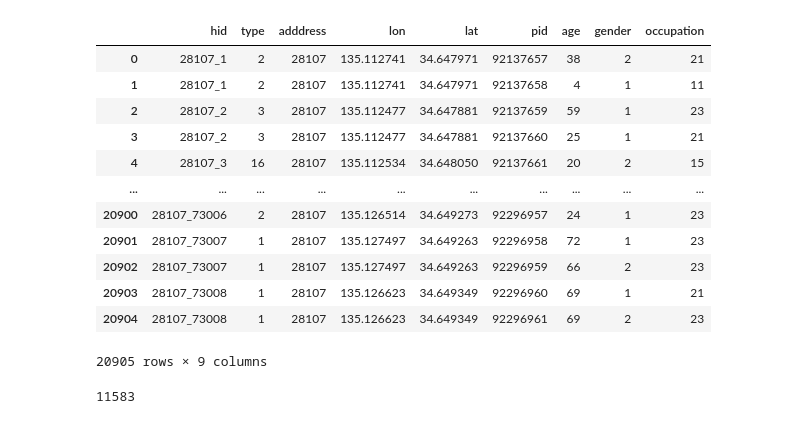
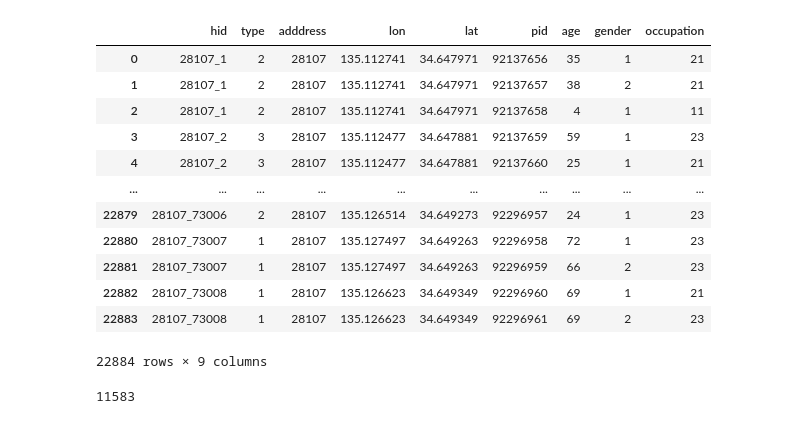
Before and after one commit to sekilab/Pseudo-PFLOW, a Jupyter notebook: src/scripts/Kobe.ipynb, the cells around one changed output. Drawn from its saved outputs; the diff is of its cells as text; code cells hidden in the pictures.

```diff
--- a/src/scripts/Kobe.ipynb
+++ b/src/scripts/Kobe.ipynb
@@ -1,22 +1,22 @@
 # %%
 import pandas as pd
 # %%
-suma_pop = pd.read_csv("C://Users//pybdt//Documents//Scripts/Suma_filtered4.csv", names=['hid','type', 'adddress','lon','lat','pid', 'age','gender','occupation'], skiprows=1)
+suma_pop = pd.read_csv("C://Users//pybdt//Documents//Scripts/Suma_filtered2.csv", names=['hid','type', 'adddress','lon','lat','pid', 'age','gender','occupation'], skiprows=1)
 suma_pop
 # %% [output]
 |  | hid | type | adddress | lon | lat | pid | age | gender | occupation |
-| 0 | 28107_1 | 2 | 28107 | 135.112741 | 34.647971 | 92137657 | 38 | 2 | 21 |
-| 1 | 28107_1 | 2 | 28107 | 135.112741 | 34.647971 | 92137658 | 4 | 1 | 11 |
-| 2 | 28107_2 | 3 | 28107 | 135.112477 | 34.647881 | 92137659 | 59 | 1 | 23 |
-| 3 | 28107_2 | 3 | 28107 | 135.112477 | 34.647881 | 92137660 | 25 | 1 | 21 |
-| 4 | 28107_3 | 16 | 28107 | 135.112534 | 34.648050 | 92137661 | 20 | 2 | 15 |
+| 0 | 28107_1 | 2 | 28107 | 135.112741 | 34.647971 | 92137656 | 35 | 1 | 21 |
+| 1 | 28107_1 | 2 | 28107 | 135.112741 | 34.647971 | 92137657 | 38 | 2 | 21 |
+| 2 | 28107_1 | 2 | 28107 | 135.112741 | 34.647971 | 92137658 | 4 | 1 | 11 |
+| 3 | 28107_2 | 3 | 28107 | 135.112477 | 34.647881 | 92137659 | 59 | 1 | 23 |
+| 4 | 28107_2 | 3 | 28107 | 135.112477 | 34.647881 | 92137660 | 25 | 1 | 21 |
 | ... | ... | ... | ... | ... | ... | ... | ... | ... | ... |
-| 20900 | 28107_73006 | 2 | 28107 | 135.126514 | 34.649273 | 92296957 | 24 | 1 | 23 |
-| 20901 | 28107_73007 | 1 | 28107 | 135.127497 | 34.649263 | 92296958 | 72 | 1 | 23 |
-| 20902 | 28107_73007 | 1 | 28107 | 135.127497 | 34.649263 | 92296959 | 66 | 2 | 23 |
-| 20903 | 28107_73008 | 1 | 28107 | 135.126623 | 34.649349 | 92296960 | 69 | 1 | 21 |
-| 20904 | 28107_73008 | 1 | 28107 | 135.126623 | 34.649349 | 92296961 | 69 | 2 | 23 |
+| 22879 | 28107_73006 | 2 | 28107 | 135.126514 | 34.649273 | 92296957 | 24 | 1 | 23 |
+| 22880 | 28107_73007 | 1 | 28107 | 135.127497 | 34.649263 | 92296958 | 72 | 1 | 23 |
+| 22881 | 28107_73007 | 1 | 28107 | 135.127497 | 34.649263 | 92296959 | 66 | 2 | 23 |
+| 22882 | 28107_73008 | 1 | 28107 | 135.126623 | 34.649349 | 92296960 | 69 | 1 | 21 |
+| 22883 | 28107_73008 | 1 | 28107 | 135.126623 | 34.649349 | 92296961 | 69 | 2 | 23 |
-20905 rows × 9 columns
+22884 rows × 9 columns
 # %%
 len(suma_pop[suma_pop['gender']==2])
 # %% [output]
```
Also changed, not shown: parts of 9 cells of this notebook, 10 other files.
